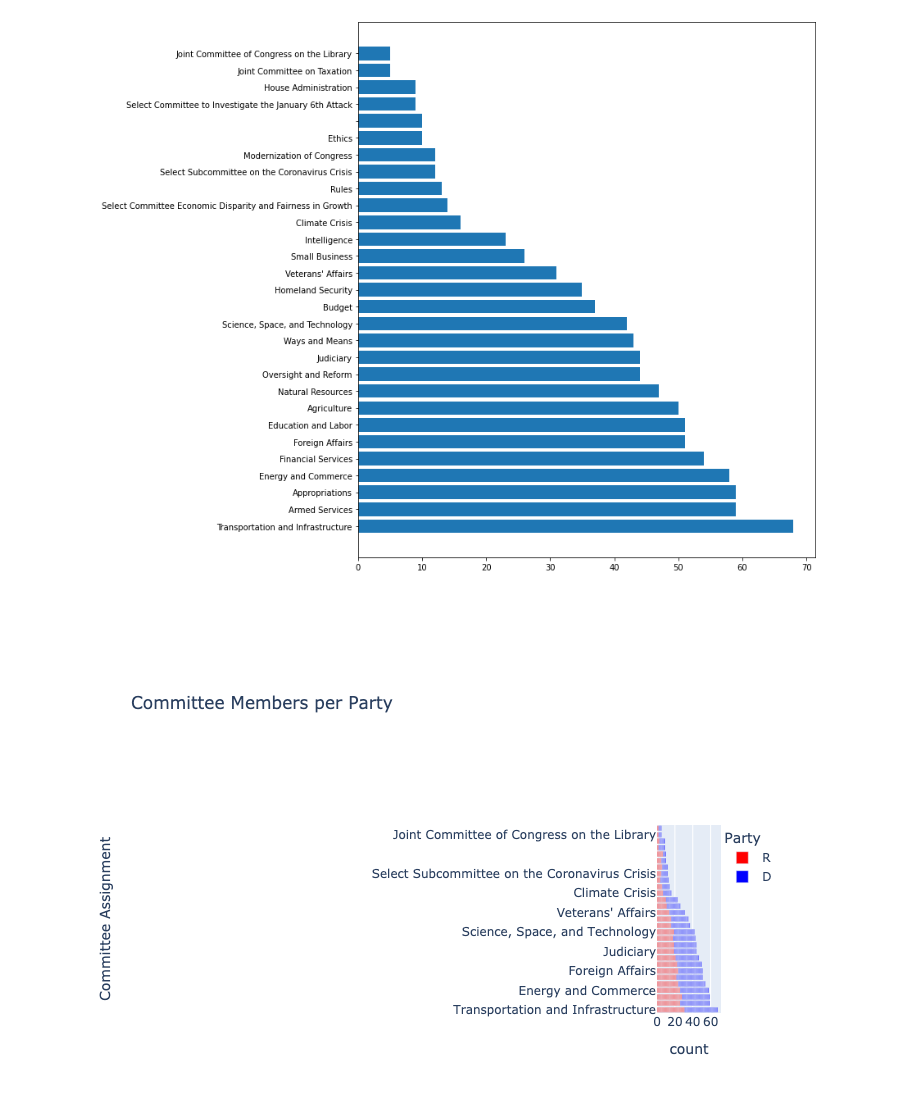
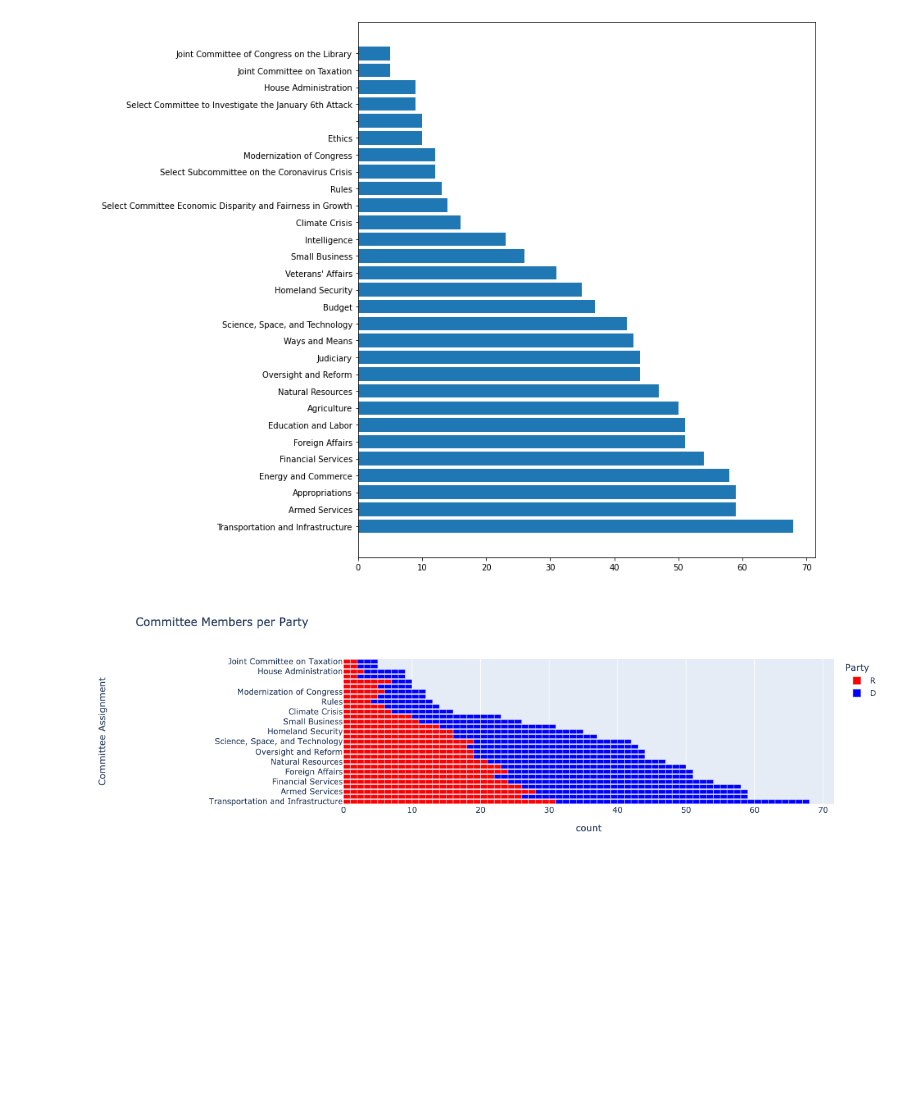
Before and after one commit to pedrosanhueza/Web-Scrape, a Jupyter notebook: US House of Representatives/Representatives - Code/Representatives 08-06-2022.ipynb, the cells around one changed output. Cells and saved outputs as stored; diff of their text form; code cells hidden in the pictures; blank space fills up the shorter version.

Commit message:
Updated plots

```diff
--- a/US House of Representatives/Representatives - Code/Representatives 08-06-2022.ipynb
+++ b/US House of Representatives/Representatives - Code/Representatives 08-06-2022.ipynb
@@ -166,19 +166,21 @@ data_melt_committee['Committee Assignment'].value_counts().reset_index()
 # %%
 fig = px.bar(
     data_melt_committee,
     y='Committee Assignment',
     color='Party',
     color_discrete_map={'D': 'Blue', 'R':'Red'},
     orientation='h',
-    title="Committee Members per Party"
+    title="Committee Members per Party",
+    width=1200, height=400
     )
 
-fig.update_layout(yaxis={'categoryorder':'total descending'})
+fig.update_layout(
+    yaxis={'categoryorder':'total descending'})
 
 newnames = {'R':'Republicans','D':'Democrats'}
 
 # display
 # fig.for_each_trace(lambda t: t.update(name = newnames[t.name]))
 fig.show("png")
 # %% [output]
-[figure, old version]
+[figure, new version]
```
